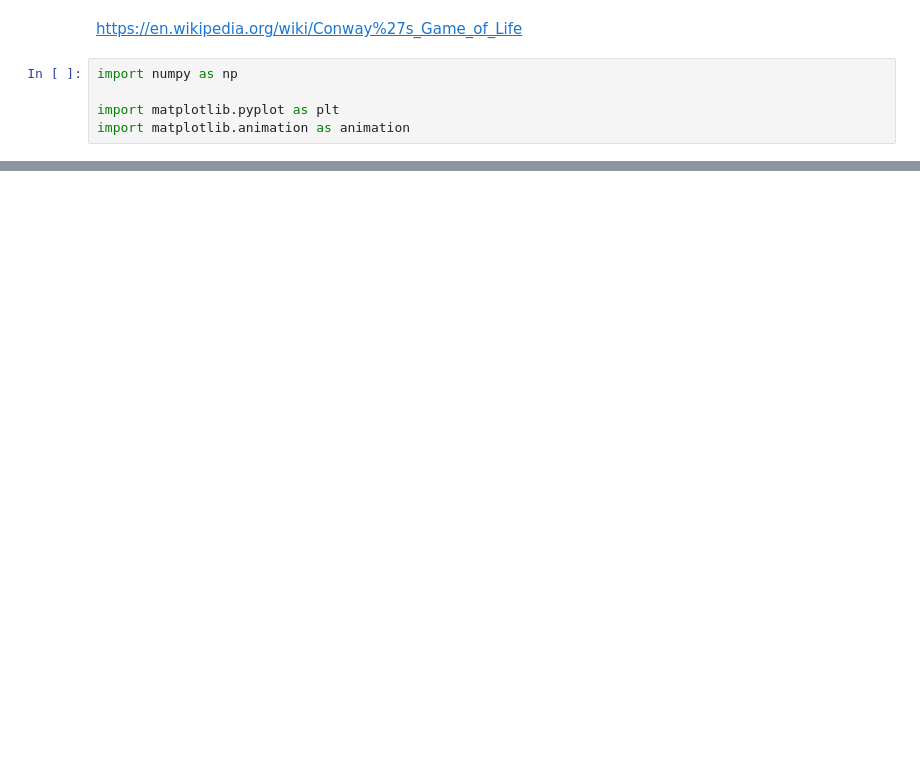
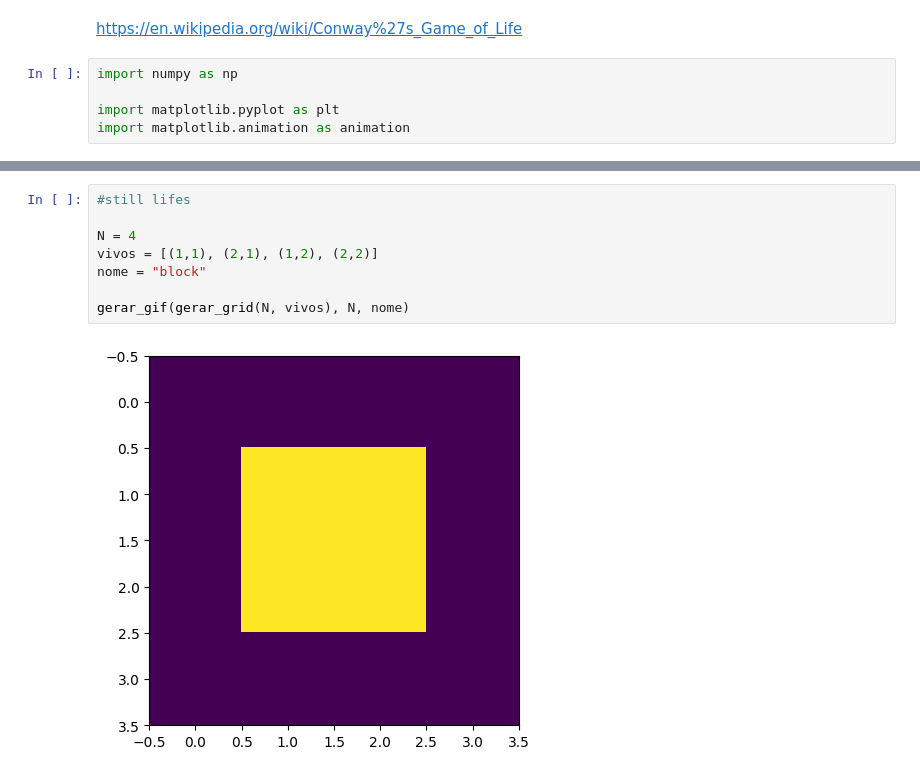
Before and after one commit to matncb/fund-prog, a Jupyter notebook: lista1/jogo-da-vida-de-conway-ex7.ipynb, the cells around one changed output, grey strips where cells are left out. Cells and saved outputs as stored; diff of their text form; blank space fills up the shorter version.

```diff
--- a/lista1/jogo-da-vida-de-conway-ex7.ipynb
+++ b/lista1/jogo-da-vida-de-conway-ex7.ipynb
@@ -49,0 +66,10 @@ ani.save(filename="vida.gif", writer="pillow")
+# %%
+#still lifes
+
+N = 4
+vivos = [(1,1), (2,1), (1,2), (2,2)]
+nome = "block"
+
+gerar_gif(gerar_grid(N, vivos), N, nome)
+# %% [output]
+[figure, added]
```
Also changed, not shown: parts of 9 cells of this notebook, 8 other files.
